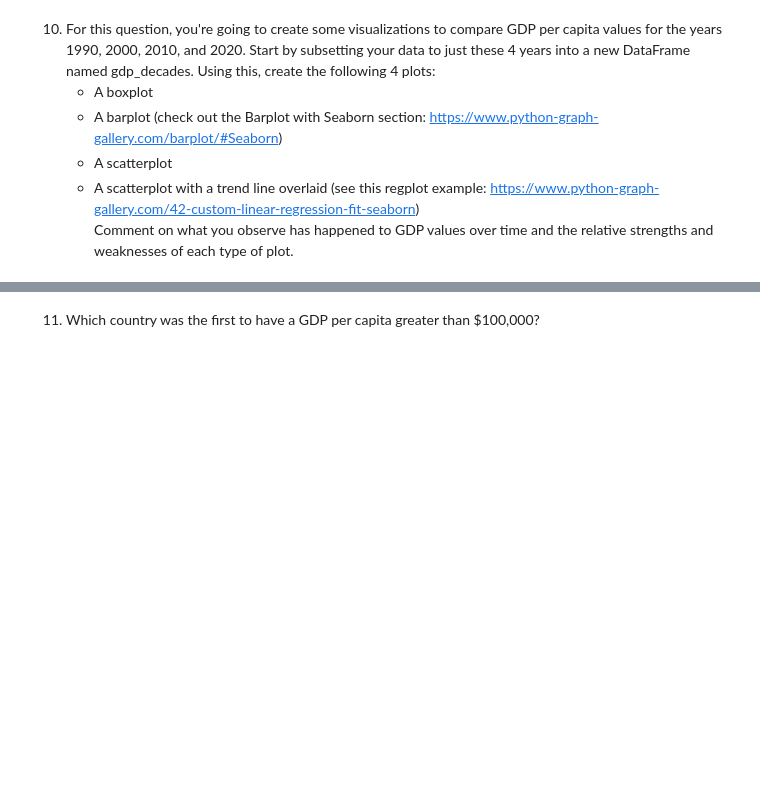
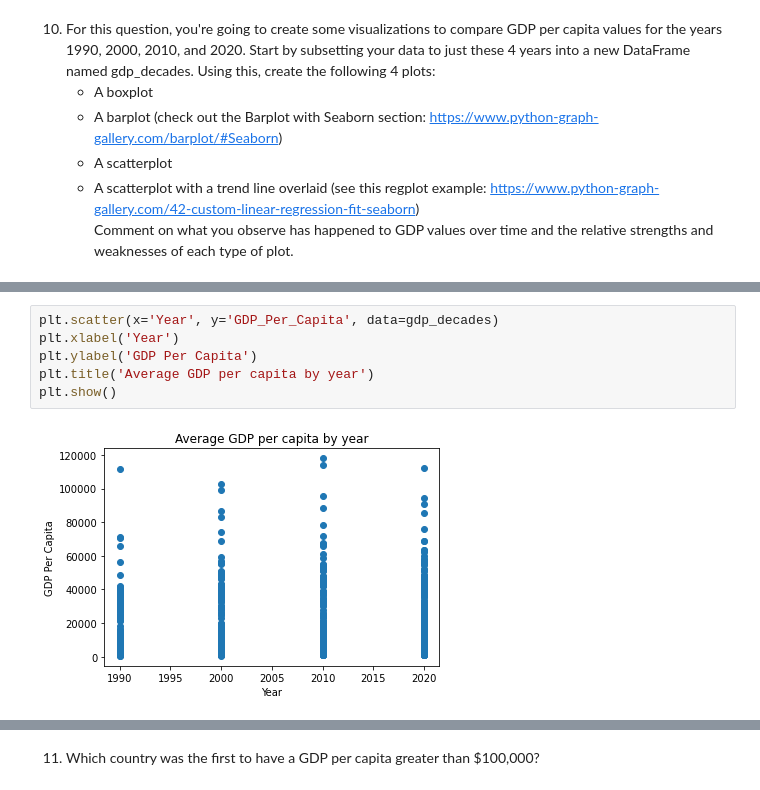
Before and after one commit to NSS-Data-Analytics-Cohort-8/gdp-and-internet-usage-Travis37115, a Jupyter notebook: notebooks/gdp_internet.ipynb, the cells around one changed output, grey strips where cells are left out. Cells and saved outputs as stored; diff of their text form; blank space fills up the shorter version.

```diff
--- a/notebooks/gdp_internet.ipynb
+++ b/notebooks/gdp_internet.ipynb
@@ -104,0 +130,8 @@ Comment on what you observe has happened to GDP values over time and the relativ
+# %%
+plt.scatter(x='Year', y='GDP_Per_Capita', data=gdp_decades)
+plt.xlabel('Year')
+plt.ylabel('GDP Per Capita')
+plt.title('Average GDP per capita by year')
+plt.show()
+# %% [output]
+[figure, added]
```
Also changed, not shown: parts of 4 cells of this notebook.
